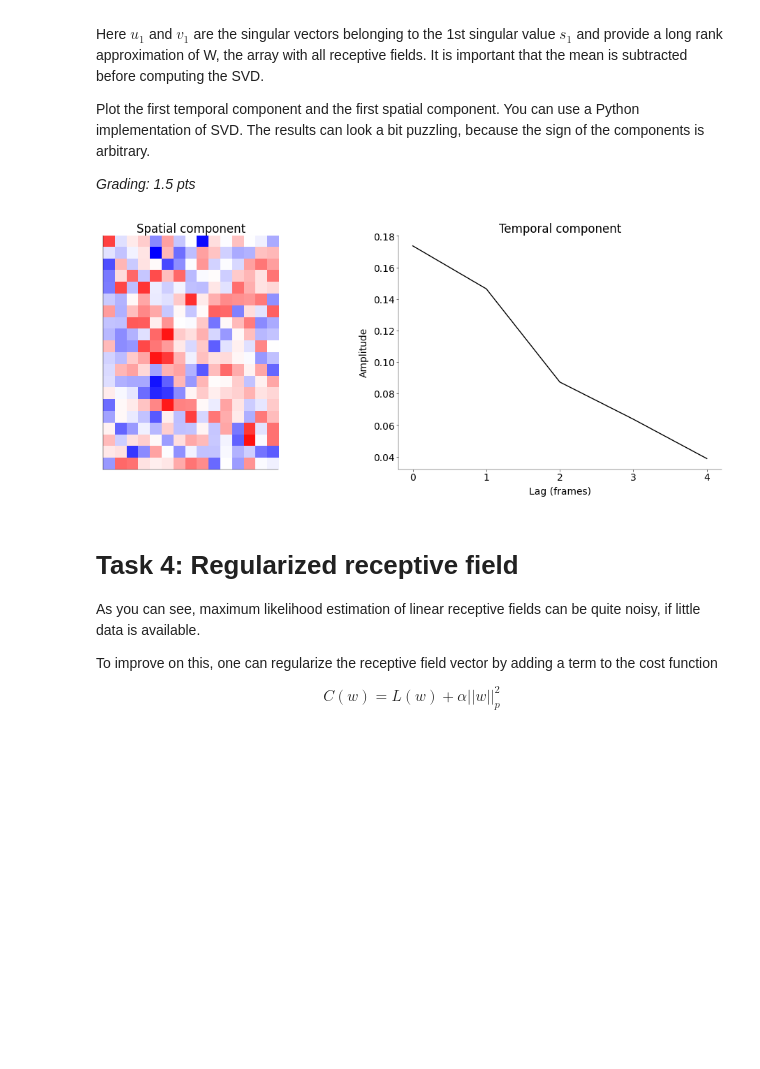
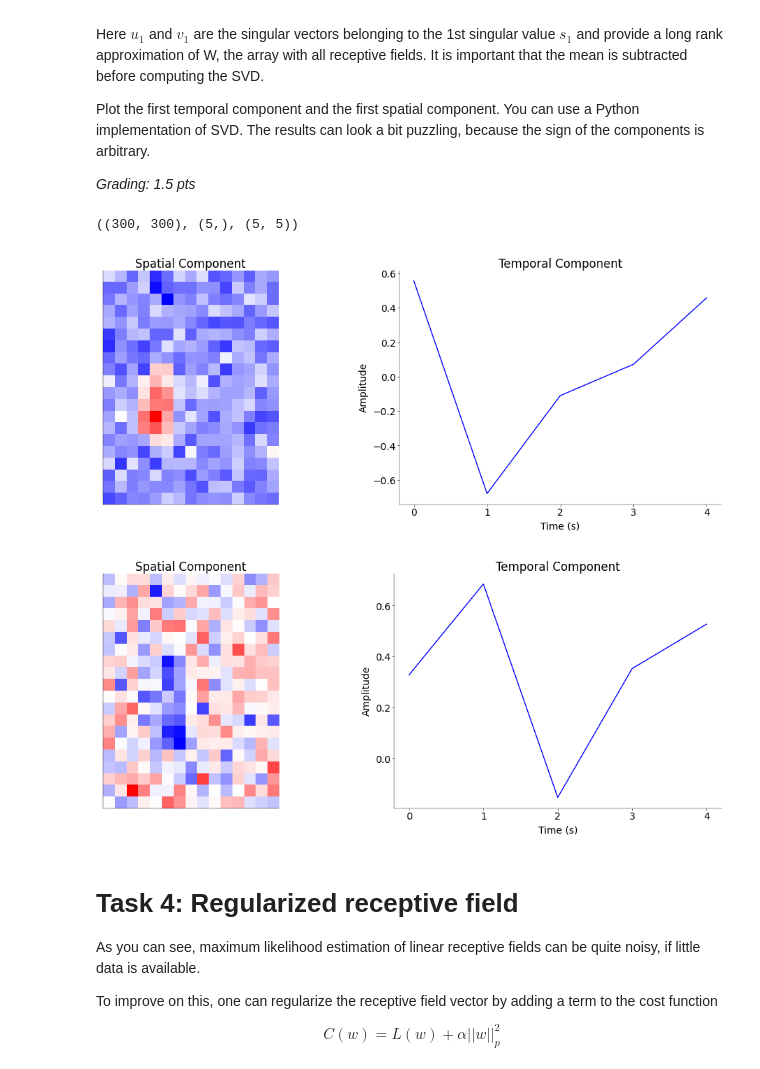
Before and after one commit to toniklenk/NeuralDataScience, a Jupyter notebook: notebooks/CodingLab5.ipynb, the cells around one changed output. Drawn from its saved outputs; the diff is of its cells as text; code cells hidden in the pictures; blank space fills up the shorter version.

```diff
--- a/notebooks/CodingLab5.ipynb
+++ b/notebooks/CodingLab5.ipynb
@@ -461,36 +466,52 @@ Plot the first temporal component and the first spatial component. You can use a
 # Apply SVD to the fitted receptive field,
 # you can use either numpy or sklearn (0.5 pt)
 # --------------------------------------------
-w_hat = w_hat.reshape(20, 15, -1)
-w_hat = w_hat - np.mean(w_hat, axis=(0, 1), keepdims=True)  # center the data
-# w_hat = w_hat - np.mean(w_hat)  # center the data
-u, S, vh = np.linalg.svd(w_hat, full_matrices=True, hermitian=False)
+w_hat = w_hat - np.mean(w_hat, axis=0, keepdims=True)  # center the data
+u, S, vh = np.linalg.svd(w_hat, hermitian=False)
+# %%
+u.shape, S.shape, vh.shape
+# %% [output]
+((300, 300), (5,), (5, 5))
 # %%
 # -------------------------------------------------
 # Plot the spatial and temporal components (1 pt)
 # -------------------------------------------------
-component = 0
-
+component = 1
 fig, ax = plt.subplot_mosaic(
     mosaic=[["Spatial", "Temporal"]], figsize=(10, 4), constrained_layout=True
 )
 # add plot
-vlim = np.max(np.abs(u[:, :, component]))
-ax["Spatial"].imshow(u[:, :, component], cmap="bwr", vmin=-vlim, vmax=vlim)
-ax["Spatial"].set_title("Spatial component")
+ax["Spatial"].imshow(u[component, :].reshape(20, 15), cmap="bwr")
+ax["Spatial"].set_title("Spatial Component")
 ax["Spatial"].set_xticks([])
 ax["Spatial"].set_yticks([])
-ax["Spatial"].set_aspect("equal")
+ax["Temporal"].plot(vh[:, component], color="blue")
+ax["Temporal"].set_title("Temporal Component")
+ax["Temporal"].set_xlabel("Time (s)")
+ax["Temporal"].set_ylabel("Amplitude")
+ax["Temporal"].set_xticks(np.arange(0, len(delta)))
+ax["Temporal"].set_xticklabels(delta)
+plt.show()
 
-
-ax["Temporal"].plot(S[component], color="black")
-ax["Temporal"].set_title("Temporal component")
+component = 3
+fig, ax = plt.subplot_mosaic(
+    mosaic=[["Spatial", "Temporal"]], figsize=(10, 4), constrained_layout=True
+)
+# add plot
+ax["Spatial"].imshow(u[component, :].reshape(20, 15), cmap="bwr")
+ax["Spatial"].set_title("Spatial Component")
+ax["Spatial"].set_xticks([])
+ax["Spatial"].set_yticks([])
+ax["Temporal"].plot(vh[:, component], color="blue")
+ax["Temporal"].set_title("Temporal Component")
+ax["Temporal"].set_xlabel("Time (s)")
 ax["Temporal"].set_ylabel("Amplitude")
-ax["Temporal"].set_xlabel("Lag (frames)")
-ax["Temporal"].set_xticks([0, 1, 2, 3, 4])
-ax["Temporal"].set_xticklabels([0, 1, 2, 3, 4]);
+ax["Temporal"].set_xticks(np.arange(0, len(delta)))
+ax["Temporal"].set_xticklabels(delta)
+plt.show()
 # %% [output]
-[figure, old version]
+[figure, new version]
+[figure, added]
 # %% [markdown]
 # Task 4: Regularized receptive field
 
```
Also changed, not shown: parts of 13 cells of this notebook.
